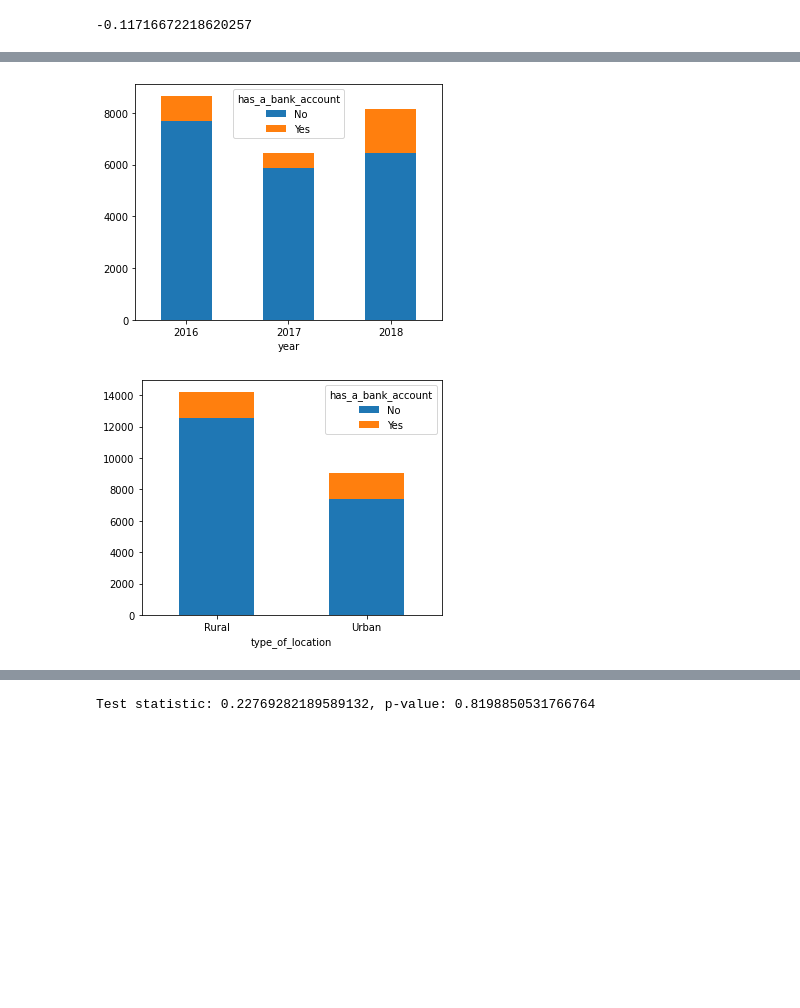
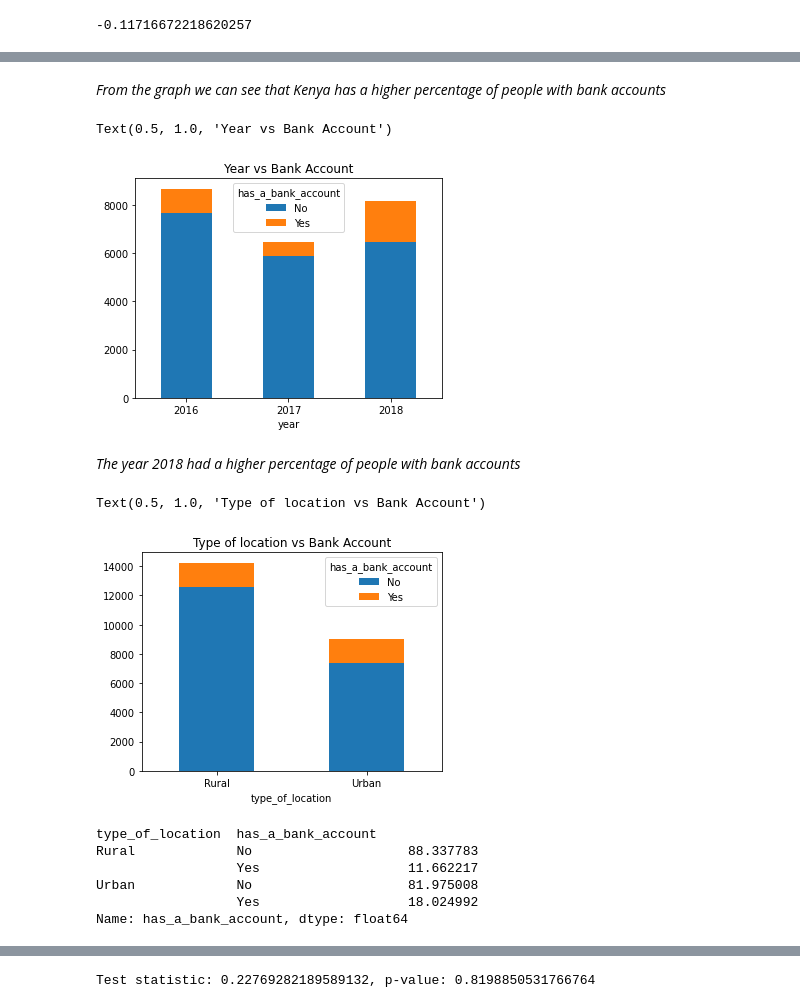
Before and after one commit to WilkisterMbaka/Finscope-Financial-Analysis, a Jupyter notebook: Moringa_Data_Science_Core_W2_Independent_Project_2022_04_Wilkister_Mbaka.ipynb, the cells around one changed output, grey strips where cells are left out. Drawn from its saved outputs; the diff is of its cells as text; code cells hidden in the pictures; blank space fills up the shorter version.

```diff
--- a/Moringa_Data_Science_Core_W2_Independent_Project_2022_04_Wilkister_Mbaka.ipynb
+++ b/Moringa_Data_Science_Core_W2_Independent_Project_2022_04_Wilkister_Mbaka.ipynb
@@ -501,12 +532,32 @@ Text(0.5, 1.0, 'Correlation between different fearures')
+# %% [markdown]
+*From the graph we can see that Kenya has a higher percentage of people with bank accounts*
 # %%
 # Number of people who have a bank account per year vs those who don't
 ax = df.groupby(['year', 'has_a_bank_account']).size().unstack().plot(kind='bar', stacked=True, figsize=(5, 4))
 ax.tick_params(axis='x', rotation=0)
+
+plt.title('Year vs Bank Account')
 # %% [output]
+Text(0.5, 1.0, 'Year vs Bank Account')
-[figure, old version]
+[figure, new version]
+# %% [markdown]
+*The year 2018 had a higher percentage of people with bank accounts*
 # %%
 # How type of location relates to having a bank account
 ax = df.groupby(['type_of_location', 'has_a_bank_account']).size().unstack().plot(kind='bar', stacked=True, figsize=(5, 4))
 ax.tick_params(axis='x', rotation=0)
+
+plt.title('Type of location vs Bank Account')
 # %% [output]
+Text(0.5, 1.0, 'Type of location vs Bank Account')
-[figure, old version]
+[figure, new version]
+# %%
+#Confirm percentages of rural and urban because you cannot see from the bar chart
+df.groupby('type_of_location')['has_a_bank_account'].value_counts(normalize=True) * 100
+# %% [output]
+type_of_location  has_a_bank_account
+Rural             No                    88.337783
+                  Yes                   11.662217
+Urban             No                    81.975008
+                  Yes                   18.024992
+Name: has_a_bank_account, dtype: float64
```
Also changed, not shown: parts of 49 cells of this notebook.
